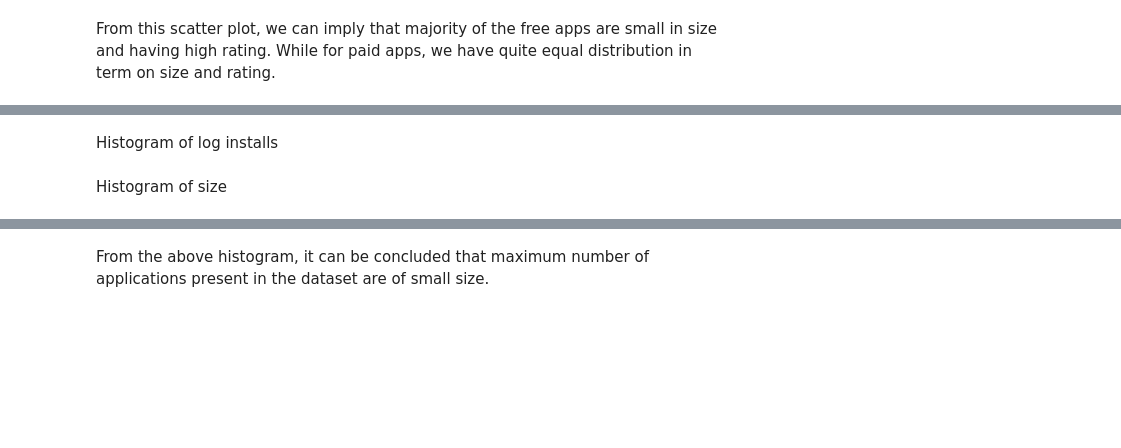
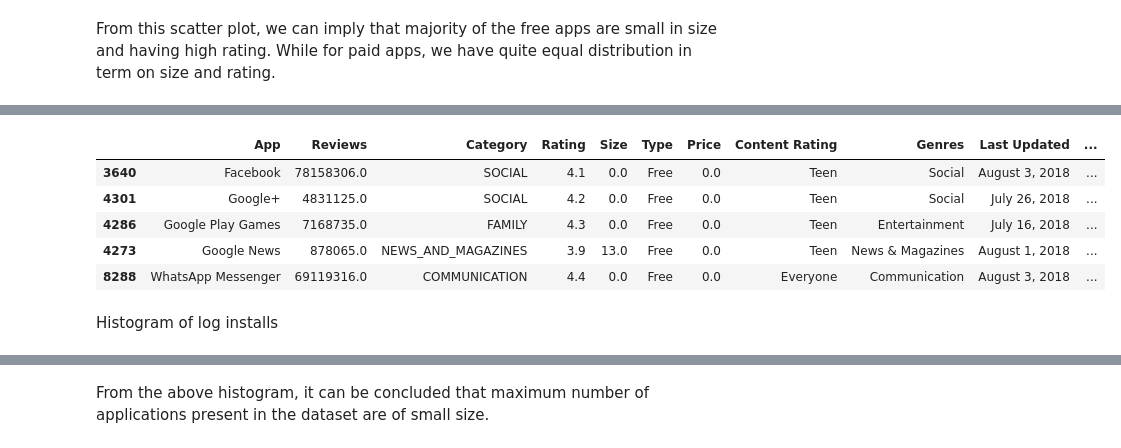
Before and after one commit to tnatani/playtore-app-review-analysis, a Jupyter notebook: Play_Store_App_Review_Analysis_Capstone_Project.ipynb, the cells around one changed output, grey strips where cells are left out. Saved outputs shown, nothing was run; the diff lists cells and outputs as text; code cells hidden in the pictures; blank space fills up the shorter version.

```diff
--- a/Play_Store_App_Review_Analysis_Capstone_Project.ipynb
+++ b/Play_Store_App_Review_Analysis_Capstone_Project.ipynb
@@ -295,2 +434,13 @@ plt.show()
+# %%
+# 1. What is the top 5 apps on the basis of installs?
+df = apps_df.sort_values(by=['Installs'], ascending=False)
+df.head(5)
+# %% [output]
+|  | App | Reviews | Category | Rating | Size | Type | Price | Content Rating | Genres | Last Updated | ... |
+| 3640 | Facebook | 78158306.0 | SOCIAL | 4.1 | 0.0 | Free | 0.0 | Teen | Social | August 3, 2018 | ... |
+| 4301 | Google+ | 4831125.0 | SOCIAL | 4.2 | 0.0 | Free | 0.0 | Teen | Social | July 26, 2018 | ... |
+| 4286 | Google Play Games | 7168735.0 | FAMILY | 4.3 | 0.0 | Free | 0.0 | Teen | Entertainment | July 16, 2018 | ... |
+| 4273 | Google News | 878065.0 | NEWS_AND_MAGAZINES | 3.9 | 13.0 | Free | 0.0 | Teen | News & Magazines | August 1, 2018 | ... |
+| 8288 | WhatsApp Messenger | 69119316.0 | COMMUNICATION | 4.4 | 0.0 | Free | 0.0 | Everyone | Communication | August 3, 2018 | ... |
 # %% [markdown]
 Histogram of log installs
@@ -303,2 +456,0 @@ plt.hist(google_playstore_df['log_installs']);
-# %% [markdown]
-Histogram of size
```
Also changed, not shown: parts of 45 cells of this notebook.
